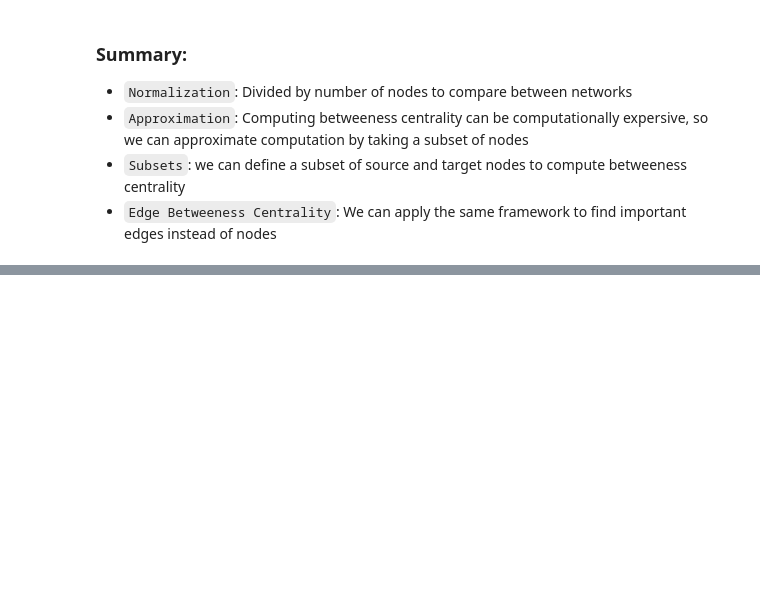
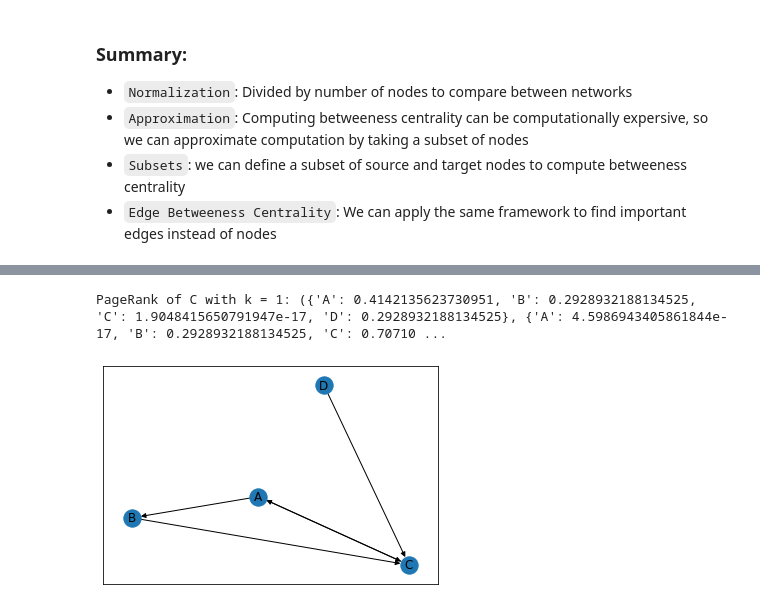
Before and after one commit to willfont/Network_Analysis_Michigan_University, a Jupyter notebook: degree_centrality.ipynb, the cells around one changed output, grey strips where cells are left out. Saved outputs shown, nothing was run; the diff lists cells and outputs as text; code cells hidden in the pictures; blank space fills up the shorter version.

```diff
--- a/degree_centrality.ipynb
+++ b/degree_centrality.ipynb
@@ -156,0 +250,9 @@ sorted(bet.items(),key = operator.itemgetter(1), reverse = True)[0:5]
+# %%
+G = nx.DiGraph([('A', 'B'), ('A', 'C'), ('C', 'A'), ('B', 'C'), ('D', 'C')])
+
+nx.draw_networkx(G)
+
+print('PageRank of C with k = 1: {}'.format(nx.hits(G, normalized = True)))
+# %% [output]
+PageRank of C with k = 1: ({'A': 0.4142135623730951, 'B': 0.2928932188134525, 'C': 1.9048415650791947e-17, 'D': 0.2928932188134525}, {'A': 4.5986943405861844e-17, 'B': 0.2928932188134525, 'C': 0.70710 ...
+[figure, added]
```
Also changed, not shown: parts of 10 cells of this notebook.
